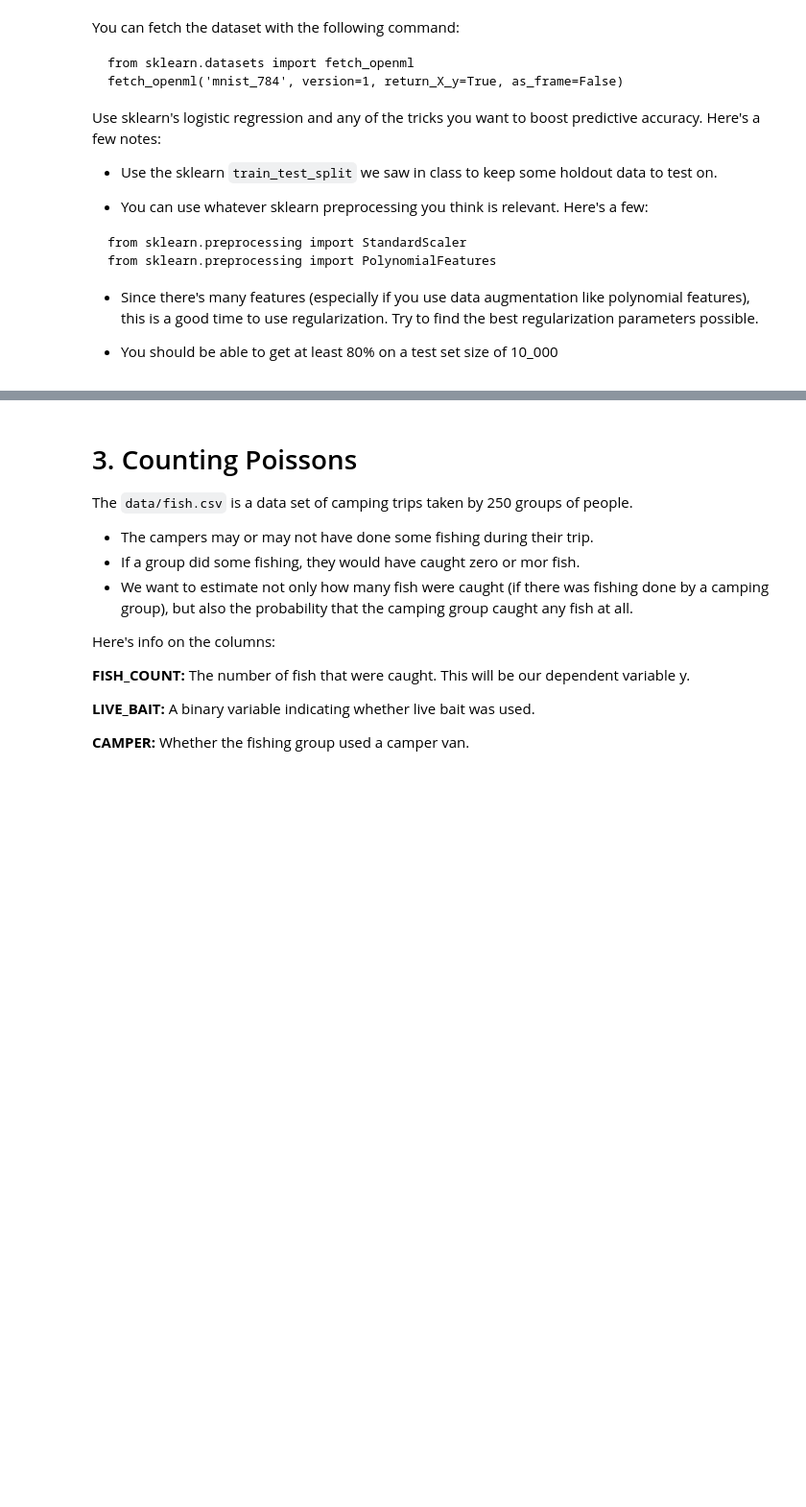
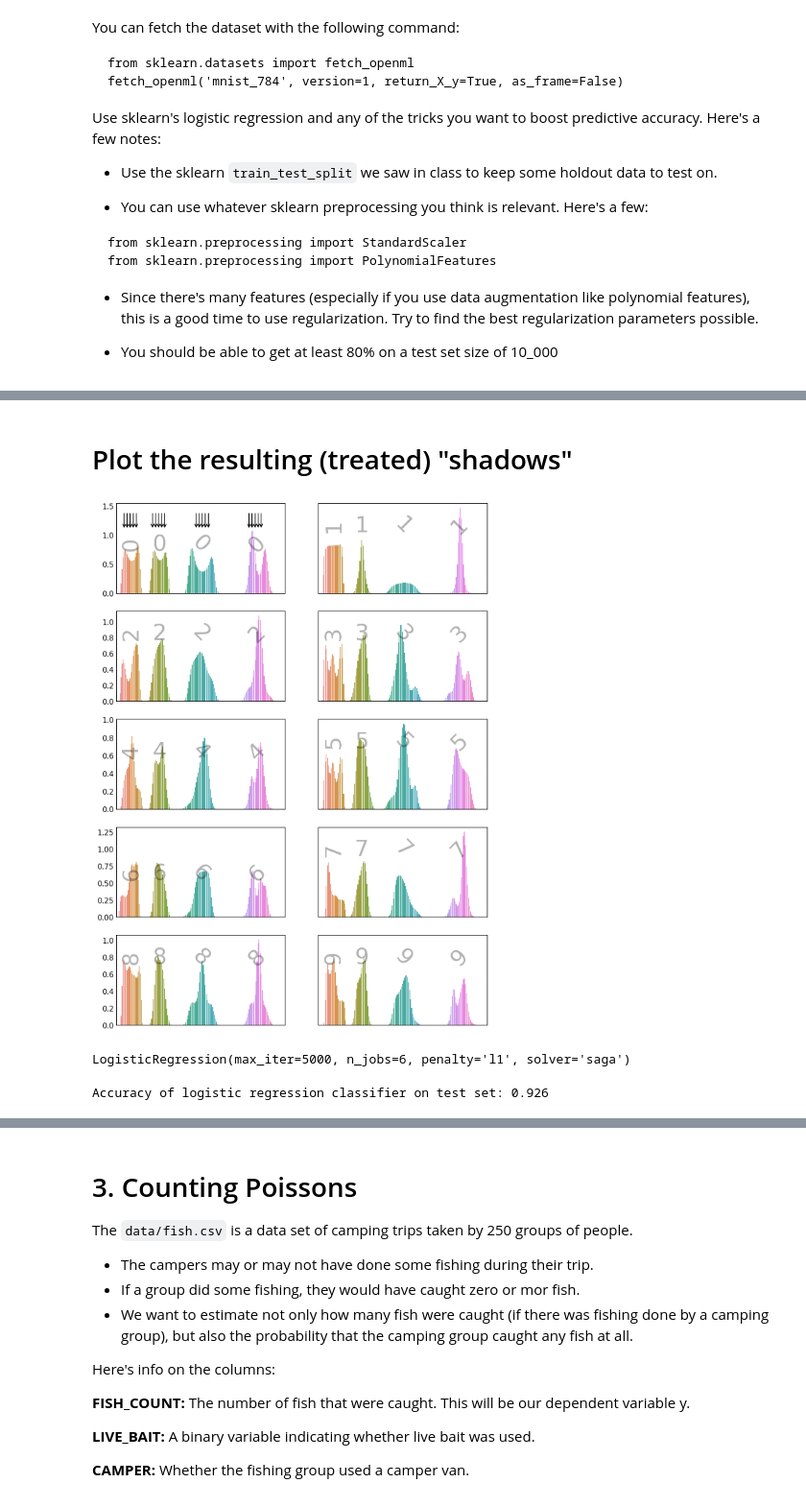
Before and after one commit to cb-ds-1/3-7-glm, a Jupyter notebook: workshop.ipynb, the cells around one changed output, grey strips where cells are left out. Shown at 96% size. Saved outputs shown, nothing was run; the diff lists cells and outputs as text; code cells hidden in the pictures; blank space fills up the shorter version.

```diff
--- a/workshop.ipynb
+++ b/workshop.ipynb
@@ -37,0 +237,34 @@ from sklearn.preprocessing import PolynomialFeatures
+# %% [markdown]
+# Plot the resulting (treated) "shadows"
+# %%
+arw_set = np.arange(7,22,3)
+arrows = [list(x + arw_set) for x in [0, 28, 71, 123]]
+arrows = [item for sublist in arrows for item in sublist]
+# %%
+fig, ax = plt.subplots(5,2,dpi=150,figsize=(9,13),sharex='col',sharey='row')
+lst = list(np.arange(10).astype(str))
+
+cnt = 0
+for num in lst:
+    indx = (y == num)
+    row = cnt // 2
+    col = cnt % 2
+    sns.barplot(x=np.linspace(0,166,166),y=X_alt[indx,:].mean(axis=0),ax=ax[row,col])
+    ax[row,col].set_xticklabels([]);
+    ax[row,col].tick_params(axis='both', which='both', length=0)
+    ymin, ymax = ax[row, col].get_ylim()
+    rots = [90, 0, -45, 45]
+    xes = [14, 42, 83, 138]
+    for i in range(len(rots)):
+        ax[row,col].text(xes[i], ymax*0.75,
+             num, rotation = rots[i],
+             fontsize=30, alpha = 0.3,
+             verticalalignment='center',
+             horizontalalignment='center')
+    if num == '0':
+        for arw in arrows:
+            ax[row,col].annotate("", xy=(arw, 1.1), xytext=(arw, 1.4),
+                                 arrowprops=dict(arrowstyle="->"))
+    cnt += 1
+# %% [output]
+[figure, added]
@@ -37,0 +273,15 @@ from sklearn.preprocessing import PolynomialFeatures
+# %%
+log_model = LogisticRegression(max_iter=5000,
+                               solver = 'saga',
+                               penalty = 'l1', # gets accuracy a slither better
+                               n_jobs = 6 # not actually useful with 'ovr'
+                               )
+log_model.fit(X_train, y_train)
+# %% [output]
+LogisticRegression(max_iter=5000, n_jobs=6, penalty='l1', solver='saga')
+# %%
+y_pred = log_model.predict(X_test)
+print('Accuracy of logistic regression classifier on test set: {:.3f}'
+      .format(log_model.score(X_test, y_test)))
+# %% [output]
+Accuracy of logistic regression classifier on test set: 0.926
```
Also changed, not shown: parts of 54 cells of this notebook, 1 other file.
